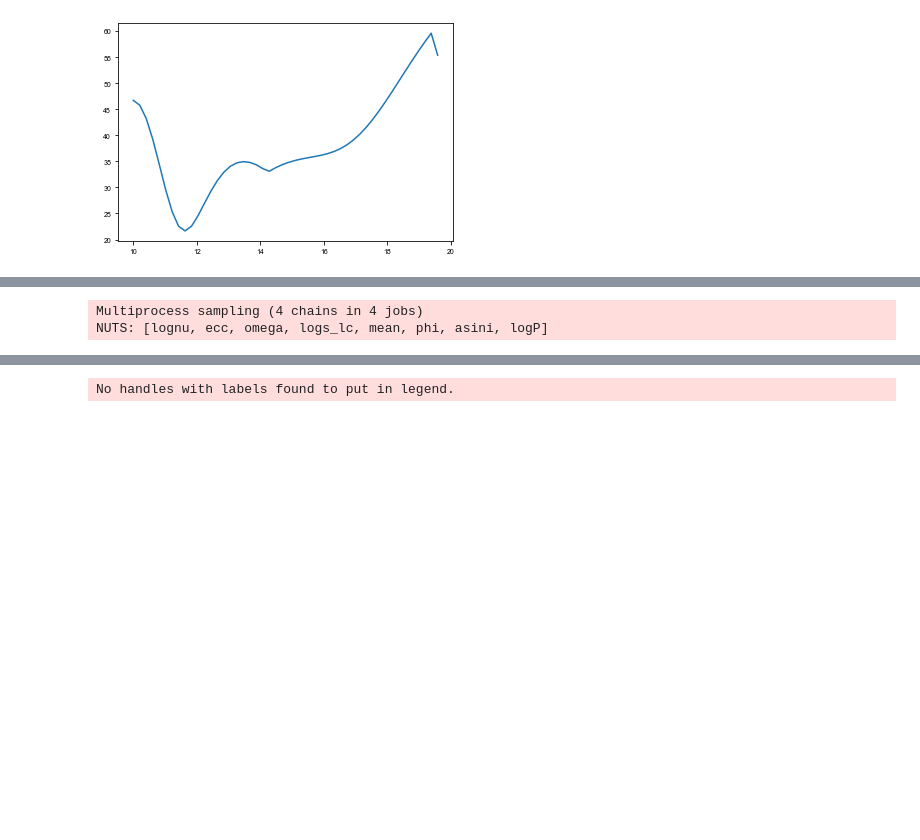
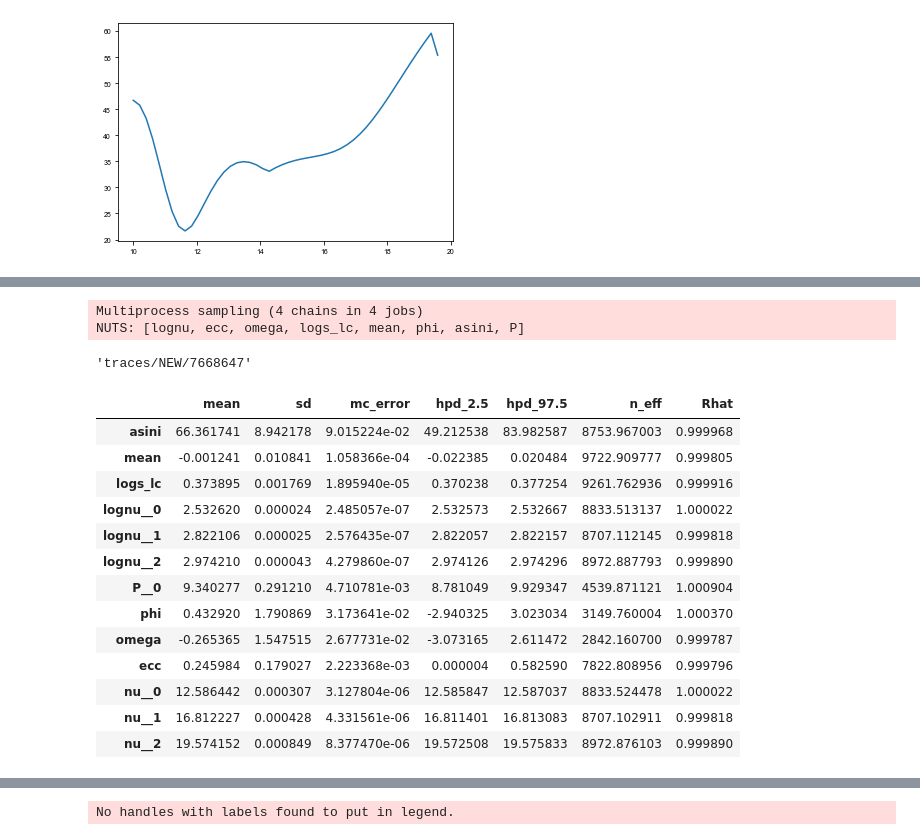
Before and after one commit to danhey/maelstrom, a Jupyter notebook: paper/notebooks/(4.4) KIC 7668647.ipynb, the cells around one changed output, grey strips where cells are left out. Drawn from its saved outputs; the diff is of its cells as text; code cells hidden in the pictures; blank space fills up the shorter version.

```diff
--- a/paper/notebooks/(4.4) KIC 7668647.ipynb
+++ b/paper/notebooks/(4.4) KIC 7668647.ipynb
@@ -235,7 +240,8 @@ with new_model:
         start=map_params
     )
 
-pm.save_trace(trace,'traces/NEW/7667647_PM')
+pm.save_trace(trace,'traces/NEW/7668647')
 # %% [output]
 Multiprocess sampling (4 chains in 4 jobs)
-NUTS: [lognu, ecc, omega, logs_lc, mean, phi, asini, logP]
+NUTS: [lognu, ecc, omega, logs_lc, mean, phi, asini, P]
+'traces/NEW/7668647'
@@ -241,0 +251,17 @@ NUTS: [lognu, ecc, omega, logs_lc, mean, phi, asini, logP]
+# %%
+pm.summary(trace)
+# %% [output]
+|  | mean | sd | mc_error | hpd_2.5 | hpd_97.5 | n_eff | Rhat |
+| asini | 66.361741 | 8.942178 | 9.015224e-02 | 49.212538 | 83.982587 | 8753.967003 | 0.999968 |
+| mean | -0.001241 | 0.010841 | 1.058366e-04 | -0.022385 | 0.020484 | 9722.909777 | 0.999805 |
+| logs_lc | 0.373895 | 0.001769 | 1.895940e-05 | 0.370238 | 0.377254 | 9261.762936 | 0.999916 |
+| lognu__0 | 2.532620 | 0.000024 | 2.485057e-07 | 2.532573 | 2.532667 | 8833.513137 | 1.000022 |
+| lognu__1 | 2.822106 | 0.000025 | 2.576435e-07 | 2.822057 | 2.822157 | 8707.112145 | 0.999818 |
+| lognu__2 | 2.974210 | 0.000043 | 4.279860e-07 | 2.974126 | 2.974296 | 8972.887793 | 0.999890 |
+| P__0 | 9.340277 | 0.291210 | 4.710781e-03 | 8.781049 | 9.929347 | 4539.871121 | 1.000904 |
+| phi | 0.432920 | 1.790869 | 3.173641e-02 | -2.940325 | 3.023034 | 3149.760004 | 1.000370 |
+| omega | -0.265365 | 1.547515 | 2.677731e-02 | -3.073165 | 2.611472 | 2842.160700 | 0.999787 |
+| ecc | 0.245984 | 0.179027 | 2.223368e-03 | 0.000004 | 0.582590 | 7822.808956 | 0.999796 |
+| nu__0 | 12.586442 | 0.000307 | 3.127804e-06 | 12.585847 | 12.587037 | 8833.524478 | 1.000022 |
+| nu__1 | 16.812227 | 0.000428 | 4.331561e-06 | 16.811401 | 16.813083 | 8707.102911 | 0.999818 |
+| nu__2 | 19.574152 | 0.000849 | 8.377470e-06 | 19.572508 | 19.575833 | 8972.876103 | 0.999890 |
```
Also changed, not shown: parts of 5 cells of this notebook.
